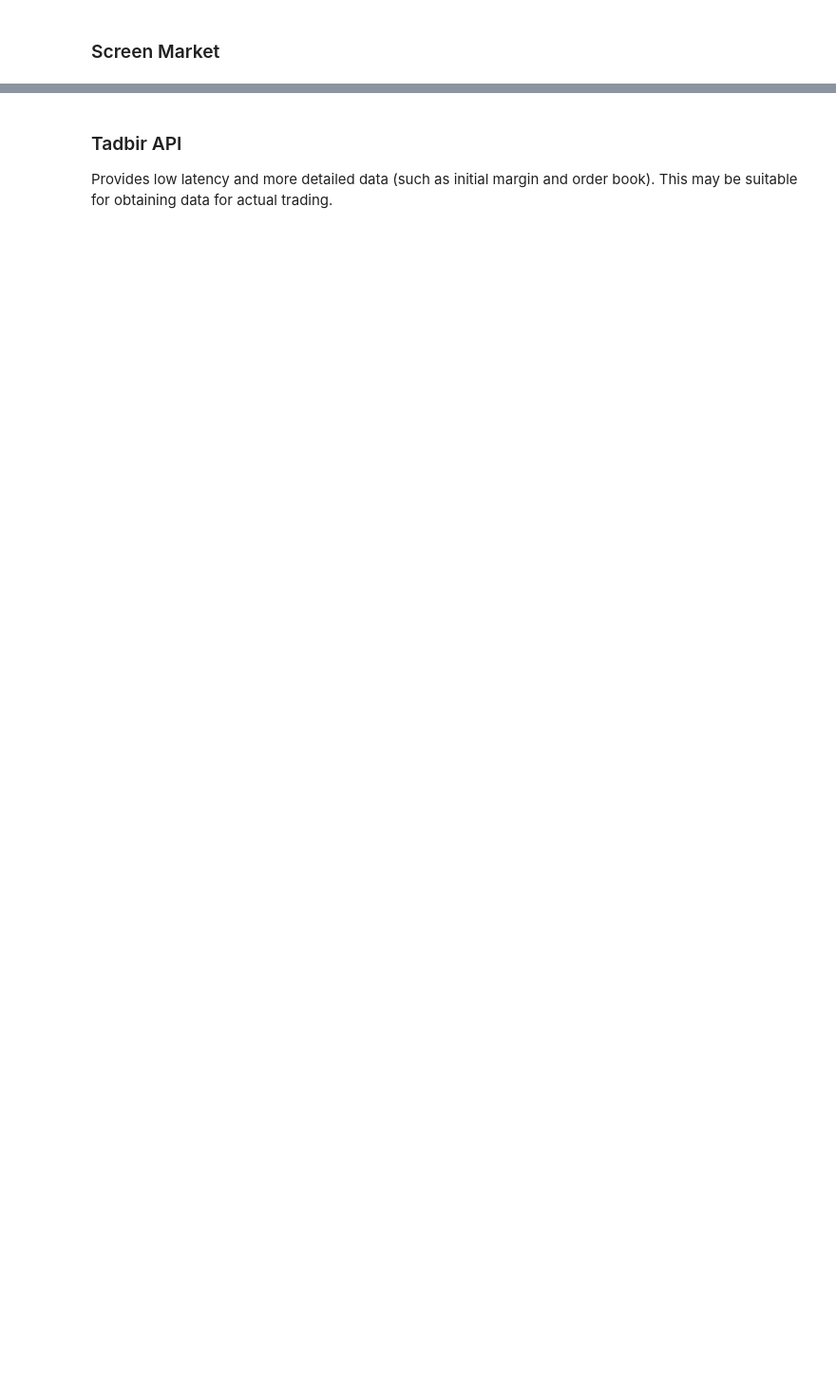
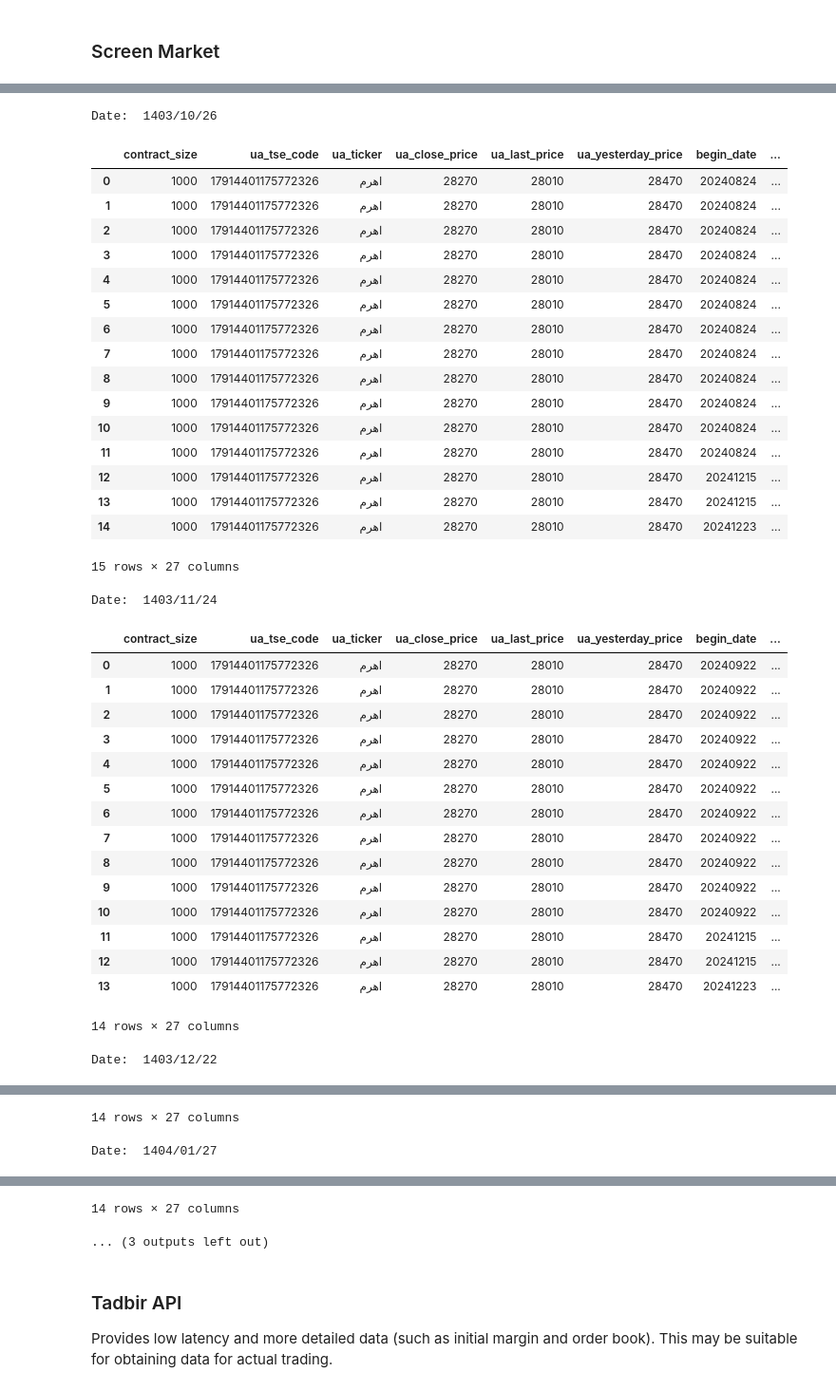
Before and after one commit to masoudghah/TSELiveOptionData, a Jupyter notebook: README.ipynb, the cells around one changed output, grey strips where cells are left out. Shown at 95% size. Saved outputs shown, nothing was run; the diff lists cells and outputs as text; code cells hidden in the pictures; blank space fills up the shorter version.

Commit message:
add options chains

```diff
--- a/README.ipynb
+++ b/README.ipynb
@@ -86,0 +89,21 @@ total_trade_value: 536 B Toman
+# %%
+from tseopt.use_case.options_chains import Chains
+
+chains = Chains(entire_option_market_data)
+
+# Display underlying asset information to help select ua_tse_codes
+print("Underlying Asset Information:")
+print(chains.underlying_asset_info.head(5))
+
+ua_tse_code = "17914401175772326" # اهرم
+
+# Option types can be "call", "put", or "both"
+strike_price_chain = chains.make_strike_price_chains(ua_tse_code=ua_tse_code, option_type="both")
+date_chain = chains.make_date_chains(ua_tse_code=ua_tse_code, option_type="call")
+
+# strike_price_chain and date_chain are generators.
+# If you're not familiar with generators (and if you're wondering what the heck they are!),
+# uncomment the lines below to convert them to lists
+
+# strike_price_chain = list(strike_price_chain)
+# date_chain = list(date_chain)
@@ -86,0 +118,5 @@ total_trade_value: 536 B Toman
+# %%
+for chain in strike_price_chain:
+    print("Strike Price: ", chain.loc[0, "strike_price"])
+    display(chain)
+    print("\n\n")
@@ -86,0 +163,44 @@ total_trade_value: 536 B Toman
+# %%
+for chain in date_chain:
+    name = chain.loc[0, "name"]
+    jalali_date = name.split("-")[2]
+    print("Date: ", jalali_date)
+    display(chain)
+    print("\n\n")
+# %% [output]
+Date:  1403/10/26
+|  | contract_size | ua_tse_code | ua_ticker | ua_close_price | ua_last_price | ua_yesterday_price | begin_date | ... |
+| 0 | 1000 | 17914401175772326 | اهرم | 28270 | 28010 | 28470 | 20240824 | ... |
+| 1 | 1000 | 17914401175772326 | اهرم | 28270 | 28010 | 28470 | 20240824 | ... |
+| 2 | 1000 | 17914401175772326 | اهرم | 28270 | 28010 | 28470 | 20240824 | ... |
+| 3 | 1000 | 17914401175772326 | اهرم | 28270 | 28010 | 28470 | 20240824 | ... |
+| 4 | 1000 | 17914401175772326 | اهرم | 28270 | 28010 | 28470 | 20240824 | ... |
+| 5 | 1000 | 17914401175772326 | اهرم | 28270 | 28010 | 28470 | 20240824 | ... |
+| 6 | 1000 | 17914401175772326 | اهرم | 28270 | 28010 | 28470 | 20240824 | ... |
+| 7 | 1000 | 17914401175772326 | اهرم | 28270 | 28010 | 28470 | 20240824 | ... |
+| 8 | 1000 | 17914401175772326 | اهرم | 28270 | 28010 | 28470 | 20240824 | ... |
+| 9 | 1000 | 17914401175772326 | اهرم | 28270 | 28010 | 28470 | 20240824 | ... |
+| 10 | 1000 | 17914401175772326 | اهرم | 28270 | 28010 | 28470 | 20240824 | ... |
+| 11 | 1000 | 17914401175772326 | اهرم | 28270 | 28010 | 28470 | 20240824 | ... |
+| 12 | 1000 | 17914401175772326 | اهرم | 28270 | 28010 | 28470 | 20241215 | ... |
+| 13 | 1000 | 17914401175772326 | اهرم | 28270 | 28010 | 28470 | 20241215 | ... |
+| 14 | 1000 | 17914401175772326 | اهرم | 28270 | 28010 | 28470 | 20241223 | ... |
+15 rows × 27 columns
+Date:  1403/11/24
+|  | contract_size | ua_tse_code | ua_ticker | ua_close_price | ua_last_price | ua_yesterday_price | begin_date | ... |
+| 0 | 1000 | 17914401175772326 | اهرم | 28270 | 28010 | 28470 | 20240922 | ... |
+| 1 | 1000 | 17914401175772326 | اهرم | 28270 | 28010 | 28470 | 20240922 | ... |
+| 2 | 1000 | 17914401175772326 | اهرم | 28270 | 28010 | 28470 | 20240922 | ... |
+| 3 | 1000 | 17914401175772326 | اهرم | 28270 | 28010 | 28470 | 20240922 | ... |
+| 4 | 1000 | 17914401175772326 | اهرم | 28270 | 28010 | 28470 | 20240922 | ... |
+| 5 | 1000 | 17914401175772326 | اهرم | 28270 | 28010 | 28470 | 20240922 | ... |
+| 6 | 1000 | 17914401175772326 | اهرم | 28270 | 28010 | 28470 | 20240922 | ... |
+| 7 | 1000 | 17914401175772326 | اهرم | 28270 | 28010 | 28470 | 20240922 | ... |
+| 8 | 1000 | 17914401175772326 | اهرم | 28270 | 28010 | 28470 | 20240922 | ... |
+| 9 | 1000 | 17914401175772326 | اهرم | 28270 | 28010 | 28470 | 20240922 | ... |
+| 10 | 1000 | 17914401175772326 | اهرم | 28270 | 28010 | 28470 | 20240922 | ... |
+| 11 | 1000 | 17914401175772326 | اهرم | 28270 | 28010 | 28470 | 20241215 | ... |
+| 12 | 1000 | 17914401175772326 | اهرم | 28270 | 28010 | 28470 | 20241215 | ... |
+| 13 | 1000 | 17914401175772326 | اهرم | 28270 | 28010 | 28470 | 20241223 | ... |
+14 rows × 27 columns
+Date:  1403/12/22
@@ -86,0 +222,2 @@ total_trade_value: 536 B Toman
+14 rows × 27 columns
+Date:  1404/01/27
@@ -87,3 +239,5 @@ total_trade_value: 536 B Toman
+14 rows × 27 columns
+... (3 outputs left out)
 # %% [markdown]
 ### Tadbir API
 Provides low latency and more detailed data (such as initial margin and order book). This may be suitable for obtaining data for actual trading.
```
Also changed, not shown: parts of 13 cells of this notebook, 1 other file.
